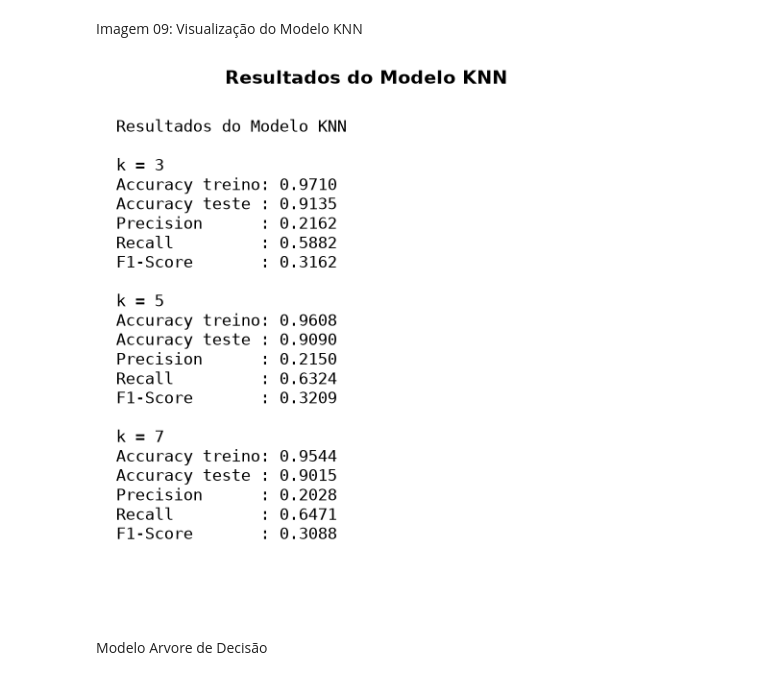
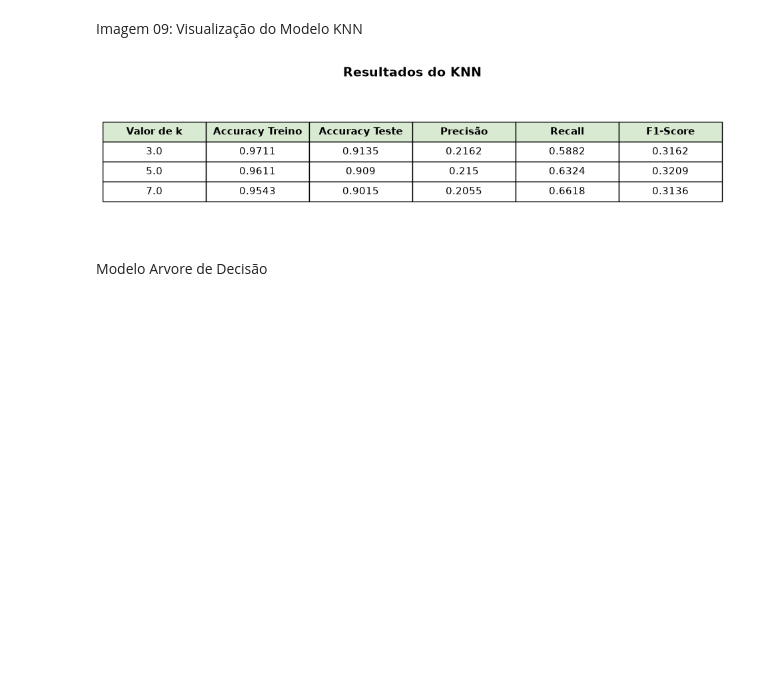
Before and after one commit to Carlos779-cloud/Projeto_Final, a Jupyter notebook: main.ipynb, the cells around one changed output. Saved outputs shown, nothing was run; the diff lists cells and outputs as text; code cells hidden in the pictures; blank space fills up the shorter version.

Commit message:
feat: Reestrutura modelos de ml, adiciona requirements e atualiza graficos de resultados

```diff
--- a/main.ipynb
+++ b/main.ipynb
@@ -655,17 +701,17 @@ Identificação de Overfitting: Ocorre um leve sinal em k=3. Nessa configuraçã
 
 Configuração mais estável: A configuração mais estável para a acurácia geral é k=5 e k=7, onde a diferença de treino e teste diminue (mais ou menos 5,2%). No entanto, olhando o equilibrio das métricas, k=5 entrega o melhor f1-Score (32,09%) e um bom Recall (63,24%), sem perder muita acurácia.
 # %%
-Knn_results = []
+knn_results = []
 for k in (3,5,7):
     # Criação do modelo KNN
     knn = KNeighborsClassifier(n_neighbors=k)
 
     # Treinamento do modelo
-    knn.fit(X_train_scaled, y_train_smote)
+    knn.fit(X_train_knn, y_train_smote)
 
     # Previsão no conjunto de teste
-    y_pred = knn.predict(X_test_scaled)
-    y_pred_train = knn.predict(X_train_scaled)
+    y_pred = knn.predict(X_test_knn)
+    y_pred_train = knn.predict(X_train_knn)
 
     # Avaliação do modelo
     accuracy_treino = accuracy_score(y_train_smote, y_pred_train)
@@ -675,7 +721,7 @@ for k in (3,5,7):
     f1 = f1_score(y_test, y_pred)
 
     # Armazenar os resultados
-    Knn_results.append({
+    knn_results.append({
         'k': k,
         'accuracy_treino': accuracy_treino,
         'accuracy_teste': accuracy_teste,
@@ -713,49 +773,71 @@ F1-Score: 0.3088
 # %% [markdown]
 Imagem 09: Visualização do Modelo KNN
 # %%
-# Criar texto com os resultados do KNN
+# Criar DataFrame
+df_knn_results = pd.DataFrame(knn_results)
 
-texto = "Resultados do Modelo KNN\n\n"
+# Renomear colunas para exibição
+df_knn_img = df_knn_results.rename(columns={
+    "k": "Valor de k",
+    "accuracy_treino": "Accuracy Treino",
+    "accuracy_teste": "Accuracy Teste",
+    "precision": "Precisão",
+    "recall": "Recall",
+    "f1_score": "F1-Score"
+})
 
-for resultado in Knn_results:
-    texto += (
-        f"k = {resultado['k']}\n"
-        f"Accuracy treino: {resultado['accuracy_treino']:.4f}\n"
-        f"Accuracy teste : {resultado['accuracy_teste']:.4f}\n"
-        f"Precision      : {resultado['precision']:.4f}\n"
-        f"Recall         : {resultado['recall']:.4f}\n"
-        f"F1-Score       : {resultado['f1_score']:.4f}\n\n"
-    )
+# Arredondar métricas
+colunas_metricas = [
+    "Accuracy Treino",
+    "Accuracy Teste",
+    "Precisão",
+    "Recall",
+    "F1-Score"
+]
+
+df_knn_img[colunas_metricas] = df_knn_img[colunas_metricas].round(4)
 
 # Criar figura
-fig = plt.figure(figsize=(7, 7))
+fig, ax = plt.subplots(figsize=(10, 2.8))
+ax.axis("off")
 
-plt.title(
-    "Resultados do Modelo KNN",
-    fontsize=14,
-    fontweight="bold"
+# Criar tabela
+table = ax.table(
+    cellText=df_knn_img.values,
+    colLabels=df_knn_img.columns,
+    cellLoc="center",
+    loc="center"
 )
 
-plt.text(
-    0.02,
-    0.95,
-    texto,
-    fontsize=12,
-    family="monospace",
-    va="top"
+# Ajustar tamanho
+table.auto_set_font_size(False)
+table.set_fontsize(11)
+table.scale(1.2, 1.8)
+
+# Destacar cabeçalho
+for (row, col), cell in table.get_celld().items():
+    if row == 0:
+        cell.set_text_props(weight="bold")
+        cell.set_facecolor("#D9EAD3")
+
+# Título
+plt.title(
+    "Resultados do KNN",
+    fontsize=14,
+    fontweight="bold",
+    pad=15
 )
 
-plt.axis("off")
-
+# Salvar imagem
 plt.savefig(
     "imagens/09_resultados_knn.png",
     dpi=300,
     bbox_inches="tight"
 )
 
 plt.show()
 # %% [output]
-[figure, old version]
+[figure, new version]
 # %% [markdown]
 Modelo Arvore de Decisão
 # %% [markdown]
```
Also changed, not shown: parts of 27 cells of this notebook, 8 other files.
